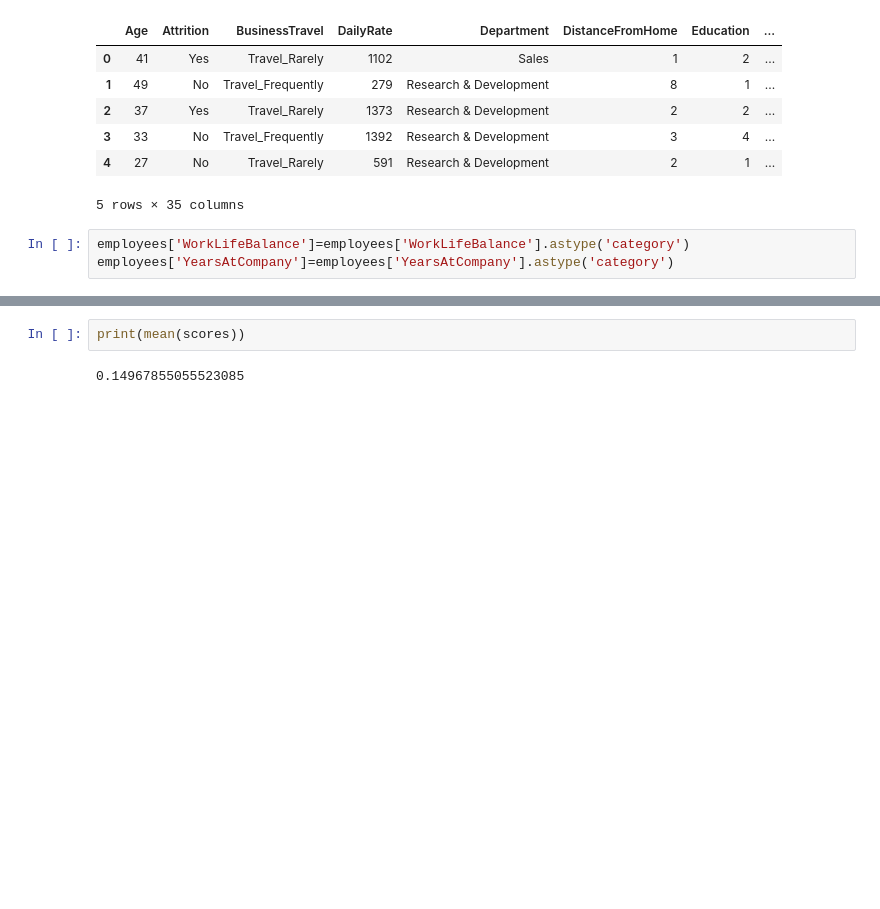
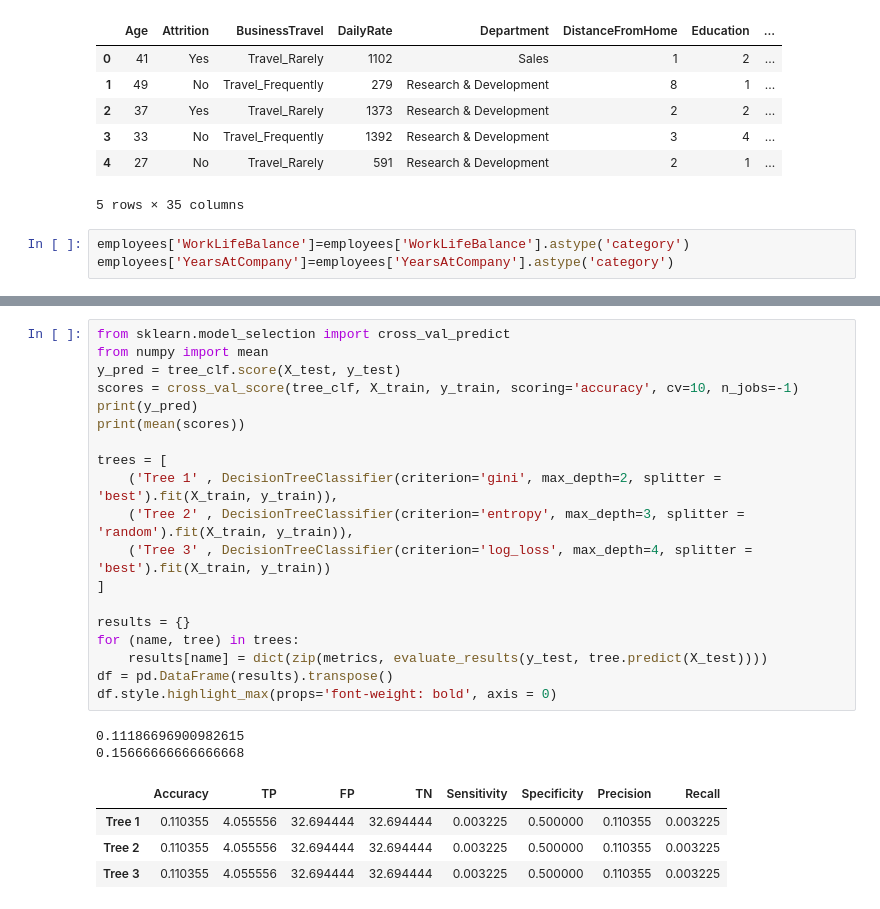
Before and after one commit to Darcinn/F21DL, a Jupyter notebook: Notebooks/Lab 2/lab8.ipynb, the cells around one changed output, grey strips where cells are left out. Cells and saved outputs as stored; diff of their text form; blank space fills up the shorter version.

```diff
--- a/Notebooks/Lab 2/lab8.ipynb
+++ b/Notebooks/Lab 2/lab8.ipynb
@@ -821,4 +804,26 @@ from numpy import mean
-# %%
-print(mean(scores))
-# %% [output]
-0.14967855055523085
+# %%
+from sklearn.model_selection import cross_val_predict
+from numpy import mean
+y_pred = tree_clf.score(X_test, y_test)
+scores = cross_val_score(tree_clf, X_train, y_train, scoring='accuracy', cv=10, n_jobs=-1)
+print(y_pred)
+print(mean(scores))
+
+trees = [
+    ('Tree 1' , DecisionTreeClassifier(criterion='gini', max_depth=2, splitter = 'best').fit(X_train, y_train)),
+    ('Tree 2' , DecisionTreeClassifier(criterion='entropy', max_depth=3, splitter = 'random').fit(X_train, y_train)),
+    ('Tree 3' , DecisionTreeClassifier(criterion='log_loss', max_depth=4, splitter = 'best').fit(X_train, y_train))
+]
+
+results = {}
+for (name, tree) in trees:
+    results[name] = dict(zip(metrics, evaluate_results(y_test, tree.predict(X_test))))
+df = pd.DataFrame(results).transpose()
+df.style.highlight_max(props='font-weight: bold', axis = 0)
+# %% [output]
+0.11186696900982615
+0.15666666666666668
+|  | Accuracy | TP | FP | TN | Sensitivity | Specificity | Precision | Recall |
+| Tree 1 | 0.110355 | 4.055556 | 32.694444 | 32.694444 | 0.003225 | 0.500000 | 0.110355 | 0.003225 |
+| Tree 2 | 0.110355 | 4.055556 | 32.694444 | 32.694444 | 0.003225 | 0.500000 | 0.110355 | 0.003225 |
+| Tree 3 | 0.110355 | 4.055556 | 32.694444 | 32.694444 | 0.003225 | 0.500000 | 0.110355 | 0.003225 |
```
Also changed, not shown: parts of 26 cells of this notebook.
